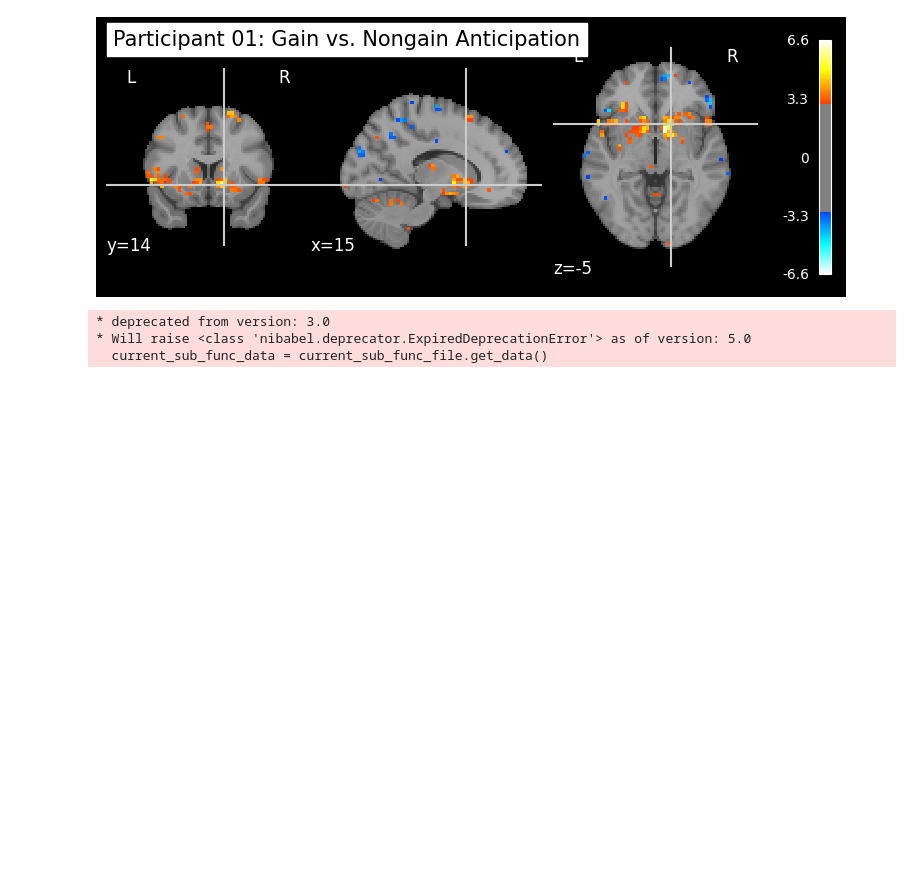
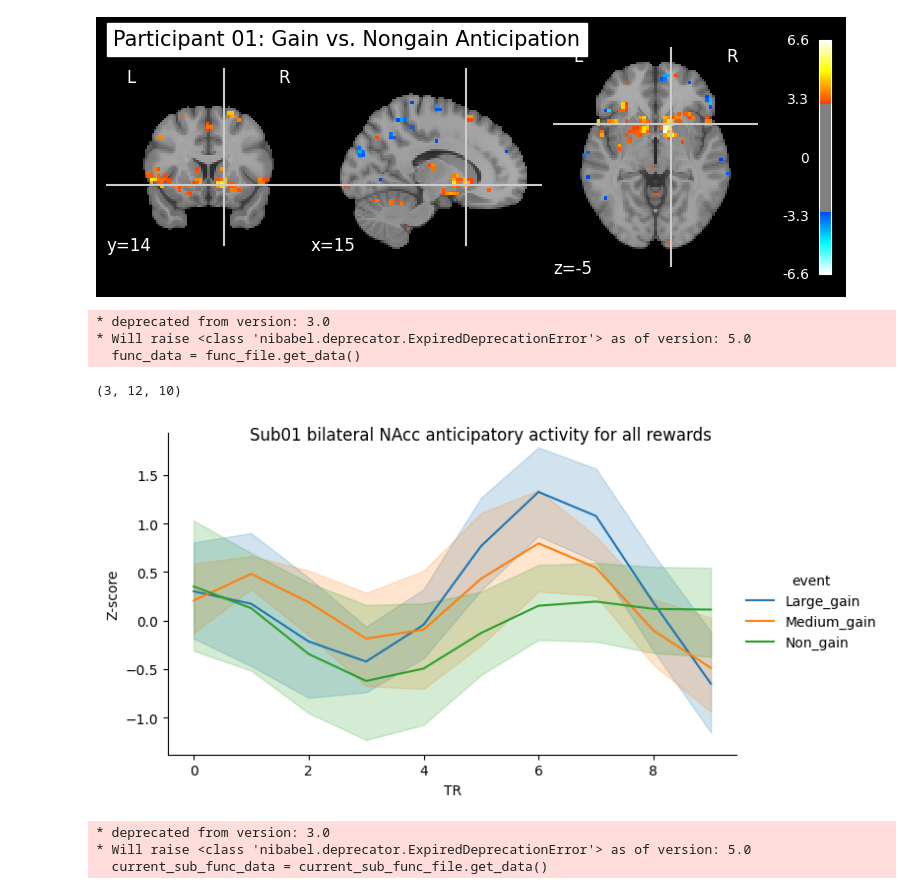
Before and after one commit to LuisA00/Analysis_Playground, a Jupyter notebook: Monetary_Incentive_Delay_fMRI/MID_SecondLevelGLM_All_Participants.ipynb, the cells around one changed output. Cells and saved outputs as stored; diff of their text form; code cells hidden in the pictures; blank space fills up the shorter version.

```diff
--- a/Monetary_Incentive_Delay_fMRI/MID_SecondLevelGLM_All_Participants.ipynb
+++ b/Monetary_Incentive_Delay_fMRI/MID_SecondLevelGLM_All_Participants.ipynb
@@ -187,7 +188,10 @@ def getVolOnsets(participant_num):
     n_timepoints = n_vols*TR
 
     # Process raw events file.
-    current_sub_events_df = create_events_df(current_sub_file)
+    # Load current participants responses file.
+    current_sub_events_raw = pd.read_csv(current_sub_file, sep='\t')
+    trials_num = current_sub_events_raw.shape[0]
+    current_sub_events_df = create_events_df(current_sub_events_raw, trials_num, TR=2)
 
     # Obtain the time onsets from each event type.
     large_gain_onsets = np.array(current_sub_events_df[current_sub_events_df["trial_type"] == "large_gain"]["onset"]).astype(int)
@@ -259,3 +271,38 @@ def getTimeCourses(participant_num, large_gain_onsets, medium_gain_onsets, non_g
+# %%
+def plot_timecourses(participant_num, bold_sNAcc_lg_bi, bold_sNAcc_mg_bi, bold_sNAcc_ng_bi):
+
+    # Create a list of event categories and stimuli
+    event_categories = ["Large_gain", "Medium_gain", "Non_gain"]
+    stimuli = ["01", "02", "03", "04", "05", "06", "07", "08", "09", "10", "11", "12"]
+    signal_array = np.array([bold_sNAcc_lg_bi, bold_sNAcc_mg_bi, bold_sNAcc_ng_bi])
+
+    # Initialize empty lists to store data
+    timepoints = []
+    events = []
+    stimulus_list = []
+    signals = []
+
+    for event_category in range(3):
+        for stimulus in range(0, 12):
+            for timepoint in range(0, 10):  # Assuming 10 timepoints
+                timepoints.append(timepoint)
+                events.append(event_categories[event_category])
+                stimulus_list.append(str(event_categories[event_category] + stimuli[stimulus]))
+                signals.append(signal_array[event_category, stimulus, timepoint])
+
+    # Create the DataFrame
+    data = {
+        'TR': timepoints,
+        'event': events,
+        'stimulus': stimulus_list,
+        'Z-score': signals
+        }
+
+    bold_sNAcc_bi_df = pd.DataFrame(data)
+
+    g = sns.relplot(data=bold_sNAcc_bi_df, x="TR", y="Z-score", hue="event", kind="line", height=4, aspect=1.7)
+    g.fig.suptitle(str("Sub" + participant_num + " bilateral NAcc anticipatory activity for all rewards"), fontsize=12)
+    #g.add_legend(title=str("Sub" + participant_num + " bilateral NAcc anticipatory activity for all rewards"))
 # %% [markdown]
 # First Level Models
 # %%
@@ -279,6 +326,16 @@ Use the following confound regressors: Index(['trans_y', 'trans_x', 'trans_z', '
       dtype='object')
 FDR p<0.05 threshold: 3.041
 [figure]
+# %%
+large_gain_vol_onsets01, medium_gain_vol_onsets01, non_gain_vol_onsets01 = getVolOnsets("01")
+bold_sNAcc_lg_bi_01, bold_sNAcc_mg_bi_01, bold_sNAcc_ng_bi_01 = getTimeCourses("01", large_gain_vol_onsets01, medium_gain_vol_onsets01, non_gain_vol_onsets01)
+plot_timecourses("01", bold_sNAcc_lg_bi_01, bold_sNAcc_mg_bi_01, bold_sNAcc_ng_bi_01)
+# %% [output]
+* deprecated from version: 3.0
+* Will raise <class 'nibabel.deprecator.ExpiredDeprecationError'> as of version: 5.0
+  func_data = func_file.get_data()
+(3, 12, 10)
+[figure, added]
 # %%
 glms_list.append(run_FL_GLM("02"))
 # %% [output]
```
Also changed, not shown: parts of 6 cells of this notebook, 6 other files.
